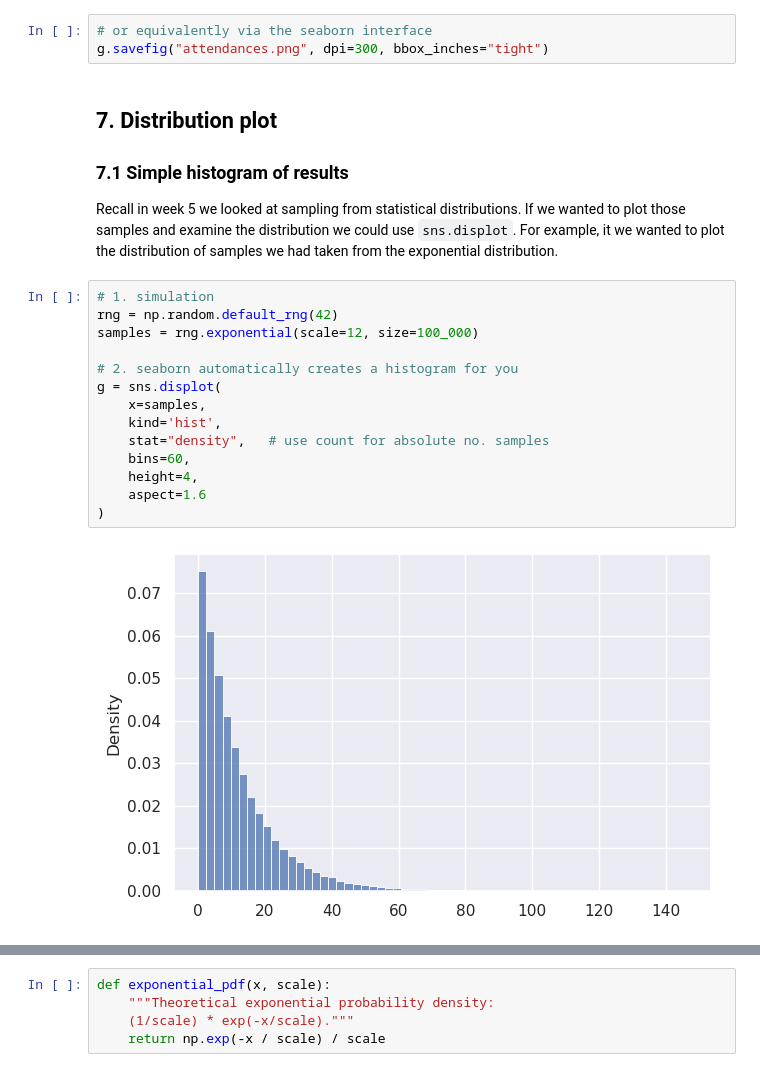
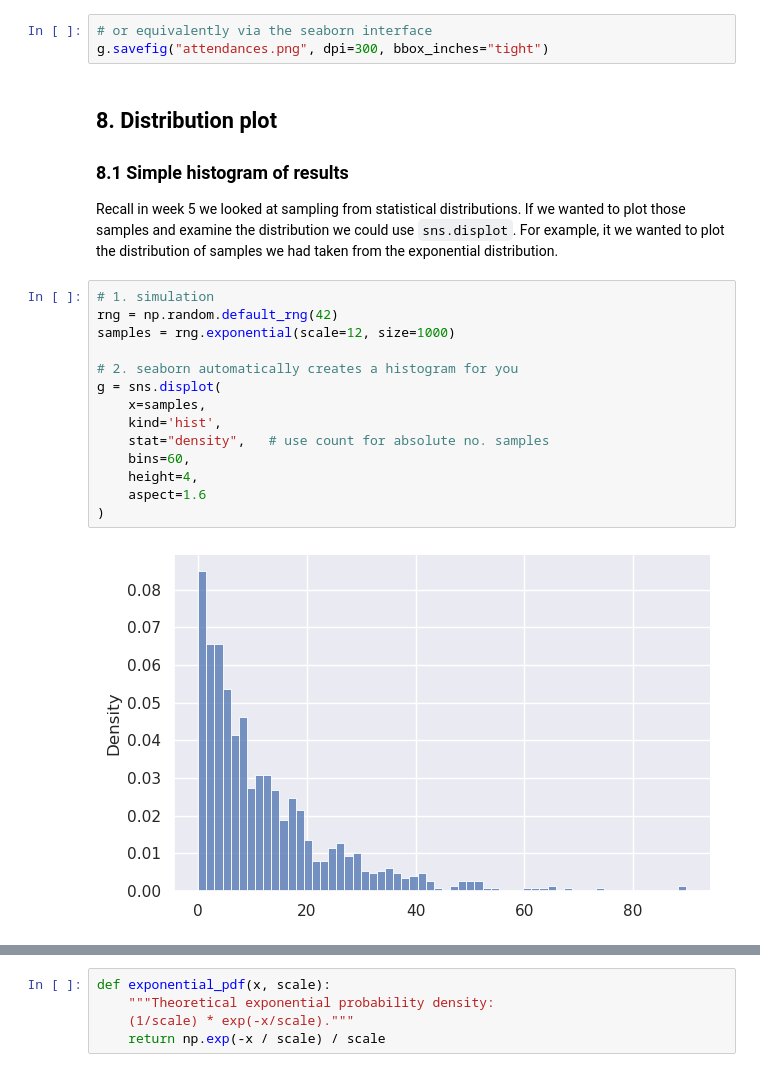
Before and after one commit to health-data-science-OR/hpdm171, a Jupyter notebook: week_09/09_seaborn.ipynb, the cells around one changed output, grey strips where cells are left out. Saved outputs shown, nothing was run; the diff lists cells and outputs as text.

```diff
--- a/week_09/09_seaborn.ipynb
+++ b/week_09/09_seaborn.ipynb
@@ -350,24 +350,24 @@ g.figure.savefig("attendances.png", dpi=300, bbox_inches="tight")
 # or equivalently via the seaborn interface
 g.savefig("attendances.png", dpi=300, bbox_inches="tight")
 # %% [markdown]
-## 7. Distribution plot
+## 8. Distribution plot
 
-### 7.1 Simple histogram of results
+### 8.1 Simple histogram of results
 
 Recall in week 5 we looked at sampling from statistical distributions. If we wanted to plot those samples and examine the distribution we could use `sns.displot`.  For example, it we wanted to plot the distribution of samples we had taken from the exponential distribution.
 # %%
 # 1. simulation
 rng = np.random.default_rng(42)
-samples = rng.exponential(scale=12, size=100_000)
+samples = rng.exponential(scale=12, size=1000)
 
 # 2. seaborn automatically creates a histogram for you
 g = sns.displot(
     x=samples,
     kind='hist',
     stat="density",   # use count for absolute no. samples
     bins=60,
     height=4,
     aspect=1.6
 )
 # %% [output]
-[figure, old version]
+[figure, new version]
```
Also changed, not shown: parts of 3 cells of this notebook.
